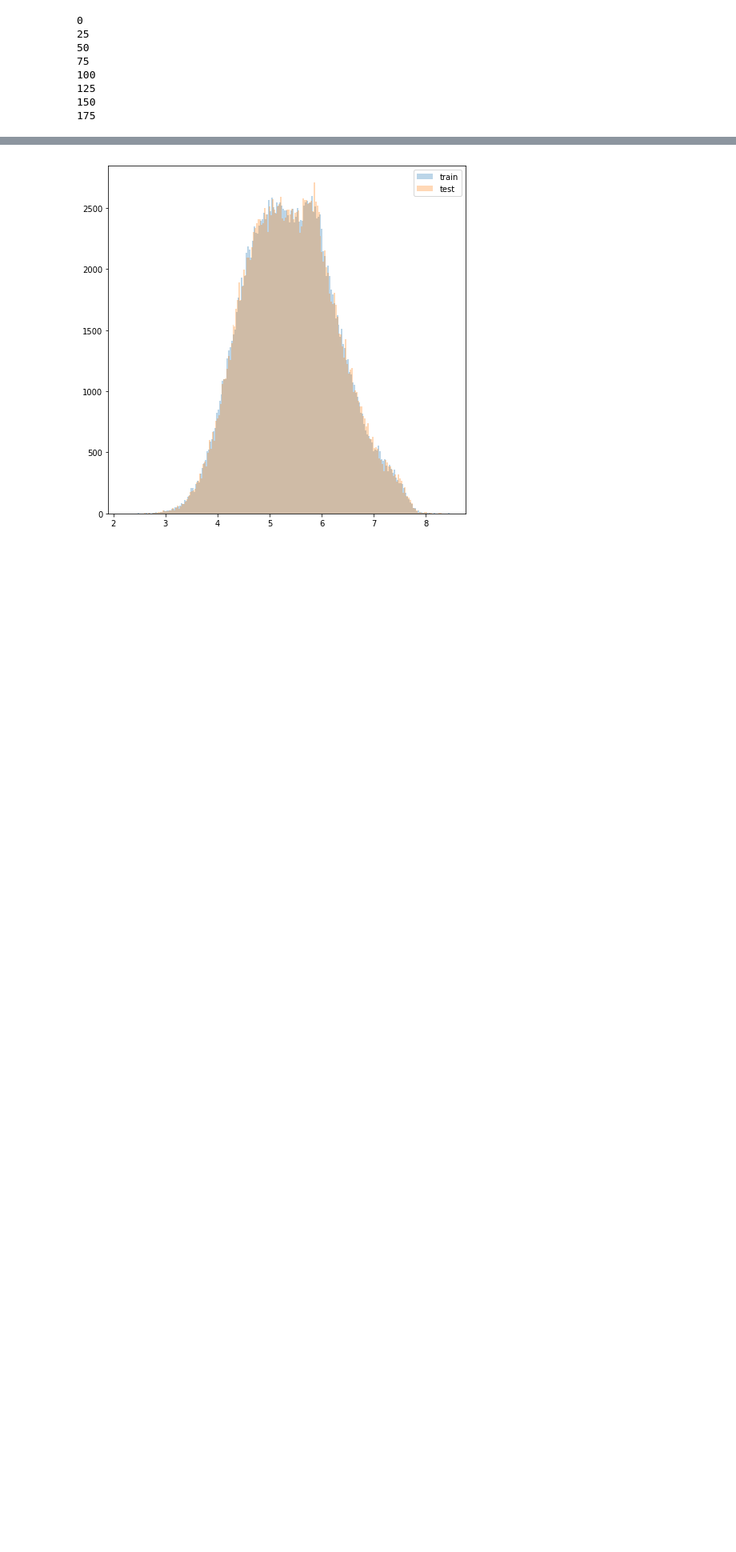
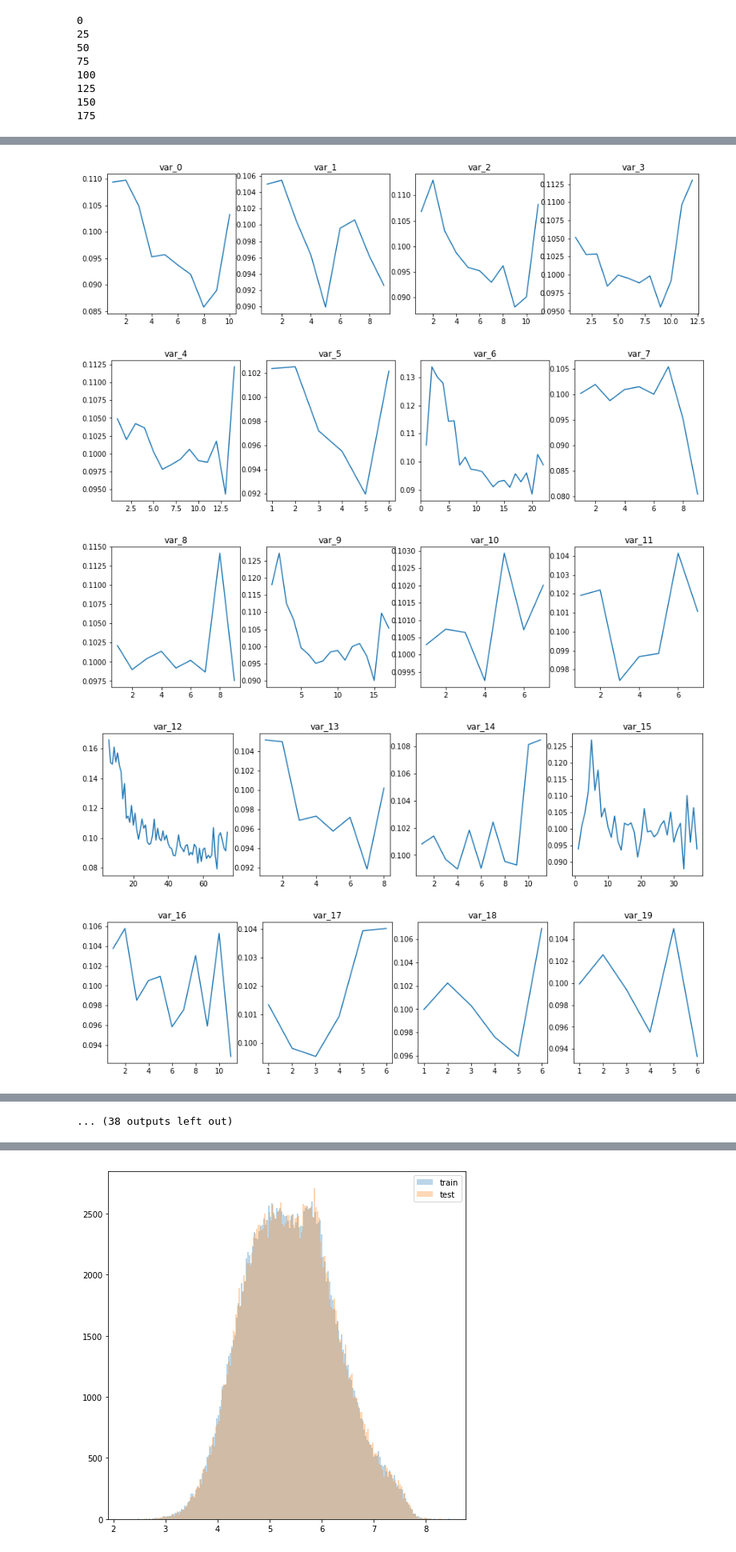
Before and after one commit to YunpengCai/Kaggle-machine-learning-competition-100th-solution, a Jupyter notebook: EDA.ipynb, the cells around one changed output, grey strips where cells are left out. Shown at 80% size. Drawn from its saved outputs; the diff is of its cells as text; code cells hidden in the pictures; blank space fills up the shorter version.

```diff
--- a/EDA.ipynb
+++ b/EDA.ipynb
@@ -345,3 +339,6 @@ test.nunique().sort_values(ascending=True)
+# %%
+sc=MinMaxScaler()
+train[train.columns[2:202]]=sc.fit_transform(train[train.columns[2:202]])
 # %%
 for i in range(200):
     var='var_'+str(i)
@@ -417,0 +478,19 @@ train[['count_var_0', 'var_0', 'target']].groupby('count_var_0').describe()
+# %%
+pos=0
+for j in range(50):
+    plt.figure(figsize=(15,8))
+    for v in range(4):
+        summary=train.groupby('count_var_'+str(v+4*j))['target'].describe()
+        summary1=summary.query('count>800')
+        x1=summary1.index
+        y1=summary1['mean'].values
+        plt.subplot(2, 4, pos%4+5)
+        plt.plot(x1,y1,'-')
+        plt.title('var_'+str(v+4*j))
+        pos+=1
+# %% [output]
+[figure, added]
+[figure, added]
+[figure, added]
+[figure, added]
+[figure, added]
@@ -417,0 +504 @@ train[['count_var_0', 'var_0', 'target']].groupby('count_var_0').describe()
+... (38 outputs left out)
```
Also changed, not shown: parts of 35 cells of this notebook, 1 other file.
